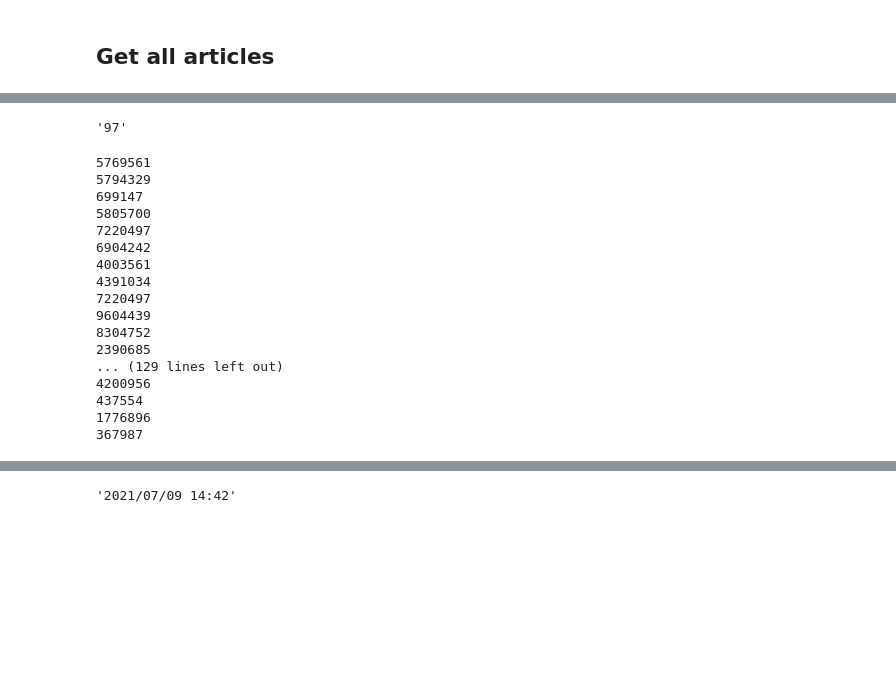
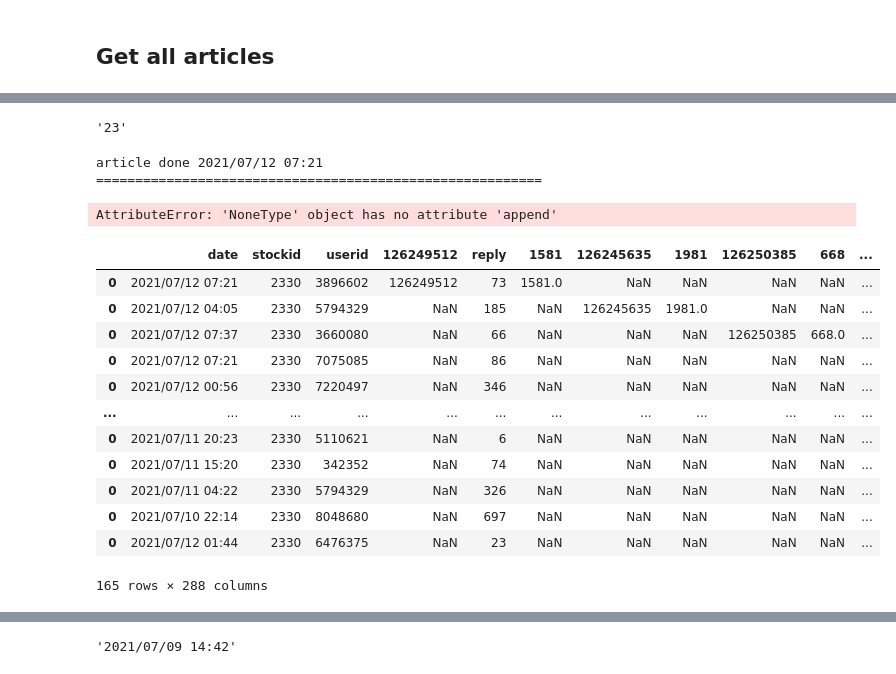
Before and after one commit to NTU-Sherlock/Stock_price, a Jupyter notebook: CMoney_Popular_Stock_scrapping.ipynb, the cells around one changed output, grey strips where cells are left out. Cells and saved outputs as stored; diff of their text form; code cells hidden in the pictures; blank space fills up the shorter version.

```diff
--- a/CMoney_Popular_Stock_scrapping.ipynb
+++ b/CMoney_Popular_Stock_scrapping.ipynb
@@ -109,5 +40,3 @@ content[0].get('li')
-# %%
-i = 0
 # %%
 # author id
 content[i].get("artcid")
@@ -115,7 +44,7 @@ content[i].get("artcid")
 content[i].get("artid")
 # reply cnt
 content[i].get("articlerepliedcount")
+#likes
+likes= int([div.select_one('div.say-praise-m') for div in good][3].text.split("人")[0].replace(",", ""))
+#time
+date= [div.select_one('div.push-hot-from') for div in content[i]][2]["title"]
-# %% [output]
-'97'
-# %%
-likes = soup.select('.say-praise-m')
@@ -124,28 +51,47 @@ good.get("say-praise-m")
 # %%
-for good in soup.find_all(id =re.compile("LiItem_")):
-    good.get("artcid")
-    # article id
-    good.get("artid")
-    # reply cnt
-    good.get("articlerepliedcount")
-    print(good)
-    print('=========================================================')
+good.get("artcid")
+good.get("artid")
+good.get("articlerepliedcount")
 # %% [output]
-5769561
-5794329
-699147
-5805700
-7220497
-6904242
-4003561
-4391034
-7220497
-9604439
-8304752
-2390685
-... (129 lines left out)
-4200956
-437554
-1776896
-367987
+'23'
+# %%
+df = pd.DataFrame()
+for good in soup.find_all(id =re.compile("LiItem_")):
+    userid = good.get("artcid")
+    # article id
+    artid = good.get("artid")
+    # reply cnt
+    reply = good.get("articlerepliedcount")
+    #likes
+    try:
+        likes= int([div.select_one('div.say-praise-m') for div in good][3].text.split("人")[0].replace(",", ""))
+    except: likes = 0
+    #Datetime
+    date = [div.select_one('div.push-hot-from') for div in good][2]["title"]
+    #Save as df
+    df2 = pd.DataFrame(
+    {"date": [date], "stockid":[stock_id] , "userid": [userid], artid :[artid] ,"reply" : [reply], likes : [likes]})
+    df = df.append(df2)
+    print("article done {}".format(date))
+    print('=========================================================')
+# %% [output]
+article done 2021/07/12 07:21
+=========================================================
+AttributeError: 'NoneType' object has no attribute 'append'
+# %%
+df
+# %% [output]
+|  | date | stockid | userid | 126249512 | reply | 1581 | 126245635 | 1981 | 126250385 | 668 | ... |
+| 0 | 2021/07/12 07:21 | 2330 | 3896602 | 126249512 | 73 | 1581.0 | NaN | NaN | NaN | NaN | ... |
+| 0 | 2021/07/12 04:05 | 2330 | 5794329 | NaN | 185 | NaN | 126245635 | 1981.0 | NaN | NaN | ... |
+| 0 | 2021/07/12 07:37 | 2330 | 3660080 | NaN | 66 | NaN | NaN | NaN | 126250385 | 668.0 | ... |
+| 0 | 2021/07/12 07:21 | 2330 | 7075085 | NaN | 86 | NaN | NaN | NaN | NaN | NaN | ... |
+| 0 | 2021/07/12 00:56 | 2330 | 7220497 | NaN | 346 | NaN | NaN | NaN | NaN | NaN | ... |
+| ... | ... | ... | ... | ... | ... | ... | ... | ... | ... | ... | ... |
+| 0 | 2021/07/11 20:23 | 2330 | 5110621 | NaN | 6 | NaN | NaN | NaN | NaN | NaN | ... |
+| 0 | 2021/07/11 15:20 | 2330 | 342352 | NaN | 74 | NaN | NaN | NaN | NaN | NaN | ... |
+| 0 | 2021/07/11 04:22 | 2330 | 5794329 | NaN | 326 | NaN | NaN | NaN | NaN | NaN | ... |
+| 0 | 2021/07/10 22:14 | 2330 | 8048680 | NaN | 697 | NaN | NaN | NaN | NaN | NaN | ... |
+| 0 | 2021/07/12 01:44 | 2330 | 6476375 | NaN | 23 | NaN | NaN | NaN | NaN | NaN | ... |
+165 rows × 288 columns
 # %%
```
Also changed, not shown: parts of 22 cells of this notebook.
